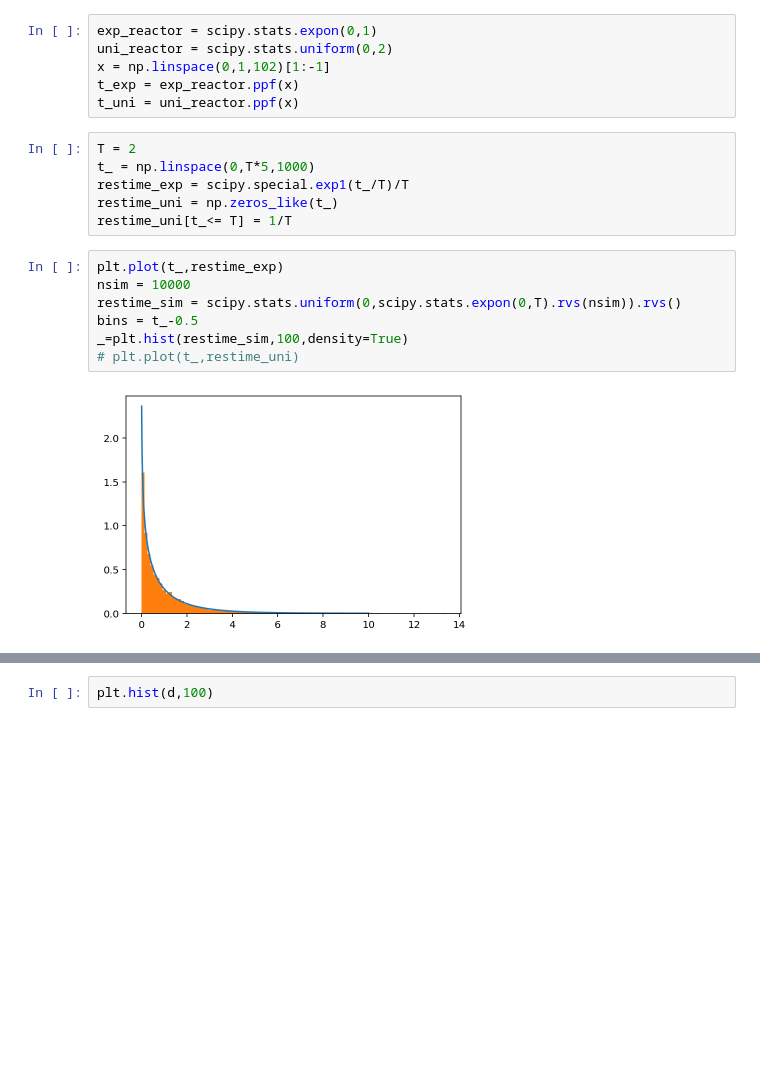
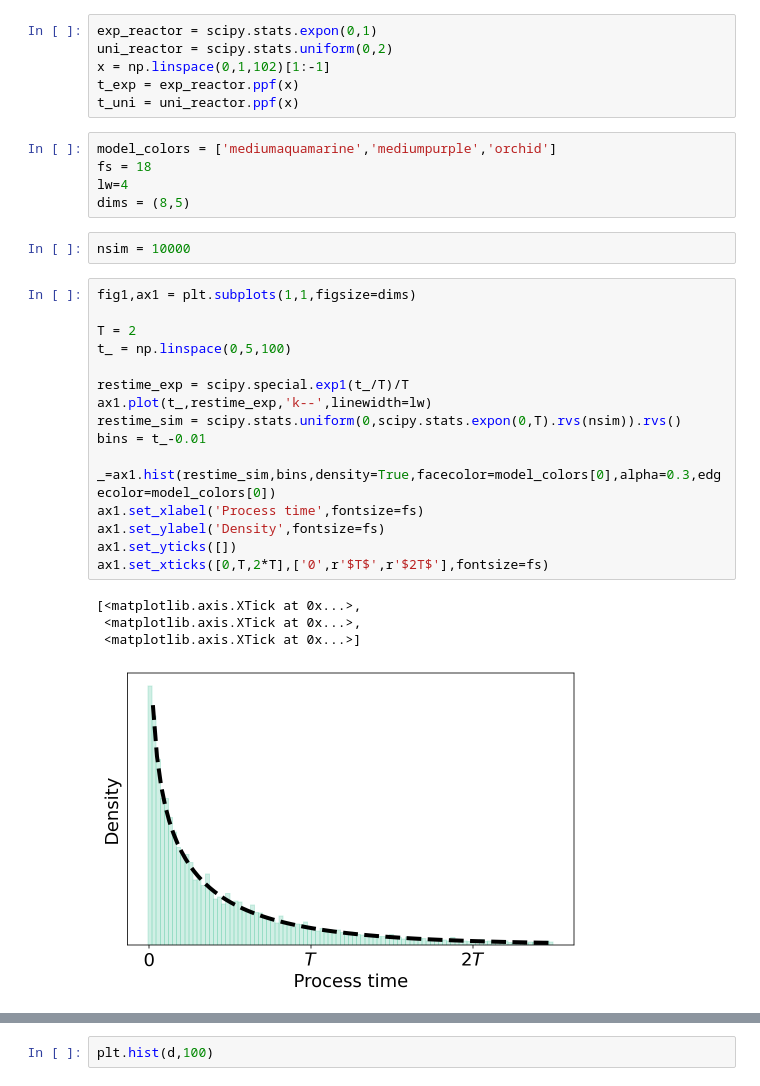
Before and after one commit to pachterlab/GVP_2023, a Jupyter notebook: gg230119_reactors.ipynb, the cells around one changed output, grey strips where cells are left out. Drawn from its saved outputs; the diff is of its cells as text; blank space fills up the shorter version.

```diff
--- a/gg230119_reactors.ipynb
+++ b/gg230119_reactors.ipynb
@@ -521,18 +521,31 @@ uni_reactor = scipy.stats.uniform(0,2)
 x = np.linspace(0,1,102)[1:-1]
 t_exp = exp_reactor.ppf(x)
 t_uni = uni_reactor.ppf(x)
-# %%
-T = 2
-t_ = np.linspace(0,T*5,1000)
-restime_exp = scipy.special.exp1(t_/T)/T
-restime_uni = np.zeros_like(t_)
-restime_uni[t_<= T] = 1/T
-# %%
-plt.plot(t_,restime_exp)
-nsim = 10000
-restime_sim = scipy.stats.uniform(0,scipy.stats.expon(0,T).rvs(nsim)).rvs()
-bins = t_-0.5
-_=plt.hist(restime_sim,100,density=True)
-# plt.plot(t_,restime_uni)
-# %% [output]
-[figure, removed]
+# %%
+model_colors = ['mediumaquamarine','mediumpurple','orchid']
+fs = 18
+lw=4
+dims = (8,5)
+# %%
+nsim = 10000
+# %%
+fig1,ax1 = plt.subplots(1,1,figsize=dims)
+
+T = 2
+t_ = np.linspace(0,5,100)
+
+restime_exp = scipy.special.exp1(t_/T)/T
+ax1.plot(t_,restime_exp,'k--',linewidth=lw)
+restime_sim = scipy.stats.uniform(0,scipy.stats.expon(0,T).rvs(nsim)).rvs()
+bins = t_-0.01
+
+_=ax1.hist(restime_sim,bins,density=True,facecolor=model_colors[0],alpha=0.3,edgecolor=model_colors[0])
+ax1.set_xlabel('Process time',fontsize=fs)
+ax1.set_ylabel('Density',fontsize=fs)
+ax1.set_yticks([])
+ax1.set_xticks([0,T,2*T],['0',r'$T$',r'$2T$'],fontsize=fs)
+# %% [output]
+[<matplotlib.axis.XTick at 0x...>,
+ <matplotlib.axis.XTick at 0x...>,
+ <matplotlib.axis.XTick at 0x...>]
+[figure, added]
```
Also changed, not shown: parts of 14 cells of this notebook.
